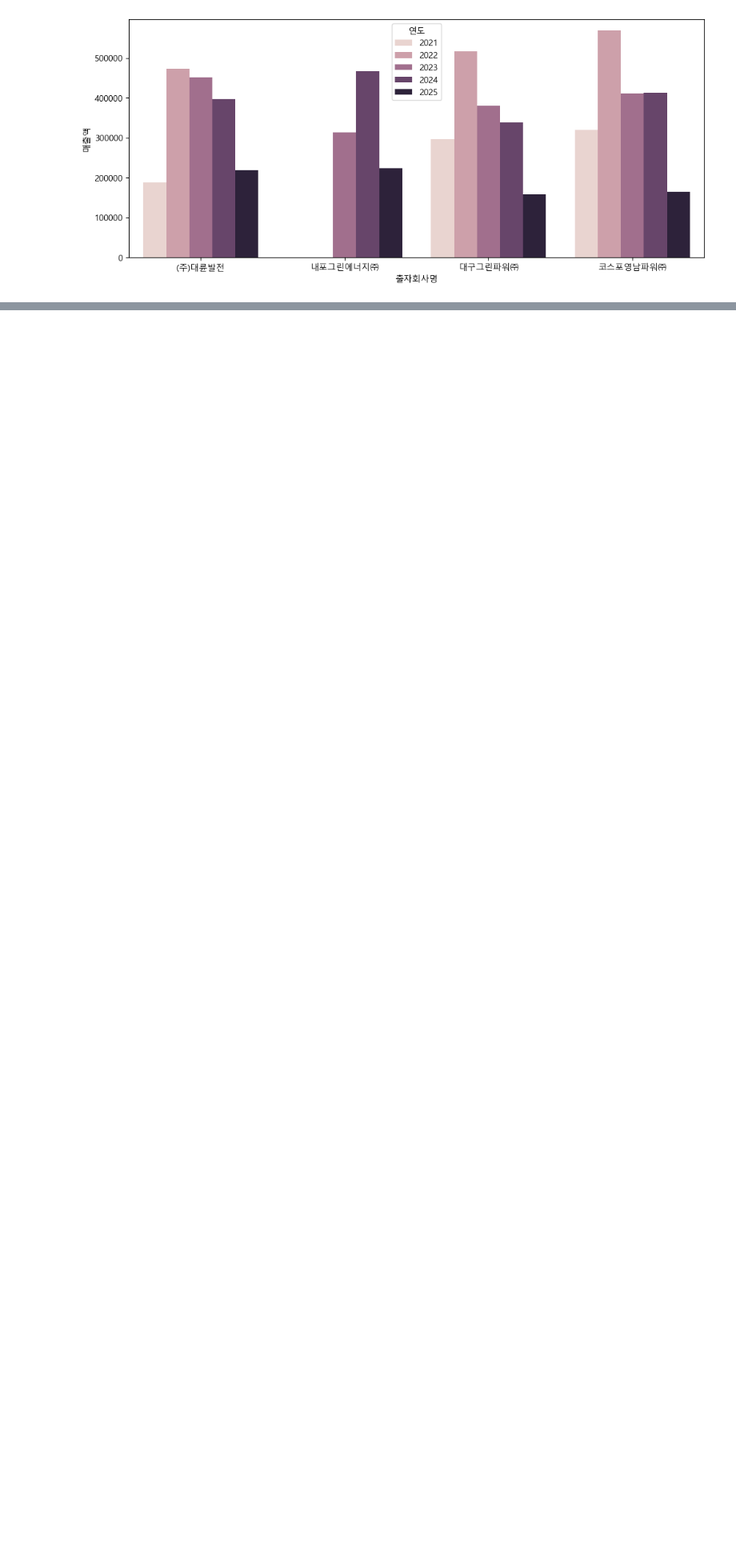
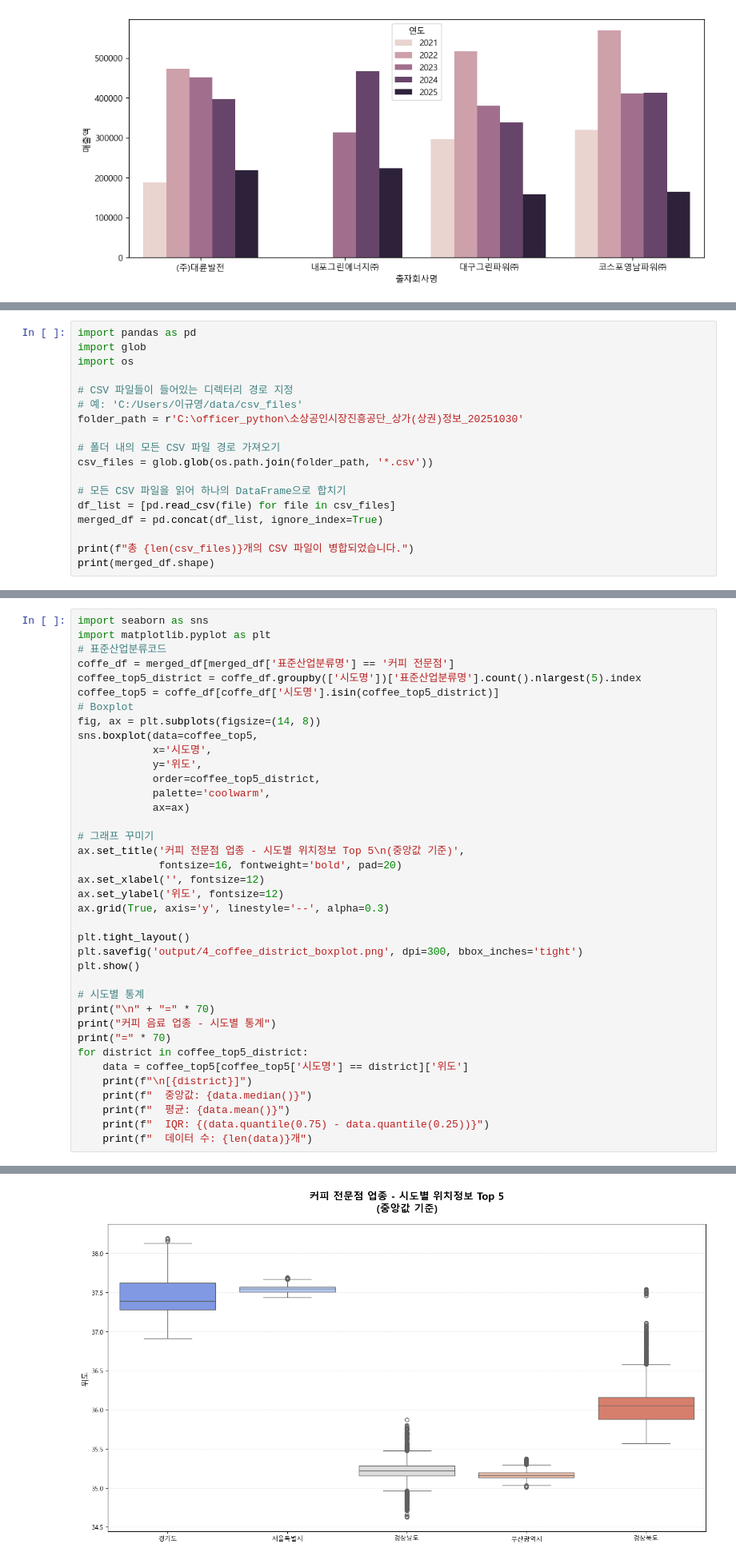
Before and after one commit to leekyuyoung2/encore_office_worker, a Jupyter notebook: 7일차_8일차_9일차_통합본/01.ipynb, the cells around one changed output, grey strips where cells are left out. Shown at 80% size. Cells and saved outputs as stored; diff of their text form; blank space fills up the shorter version.

```diff
--- a/7일차_8일차_9일차_통합본/01.ipynb
+++ b/7일차_8일차_9일차_통합본/01.ipynb
@@ -164,0 +178,18 @@ plt.show()
+# %%
+import pandas as pd
+import glob
+import os
+
+# CSV 파일들이 들어있는 디렉터리 경로 지정
+# 예: 'C:/Users/이규영/data/csv_files'
+folder_path = r'C:\officer_python\소상공인시장진흥공단_상가(상권)정보_20251030'
+
+# 폴더 내의 모든 CSV 파일 경로 가져오기
+csv_files = glob.glob(os.path.join(folder_path, '*.csv'))
+
+# 모든 CSV 파일을 읽어 하나의 DataFrame으로 합치기
+df_list = [pd.read_csv(file) for file in csv_files]
+merged_df = pd.concat(df_list, ignore_index=True)
+
+print(f"총 {len(csv_files)}개의 CSV 파일이 병합되었습니다.")
+print(merged_df.shape)
@@ -164,0 +209,39 @@ plt.show()
+# %%
+import seaborn as sns
+import matplotlib.pyplot as plt
+# 표준산업분류코드
+coffe_df = merged_df[merged_df['표준산업분류명'] == '커피 전문점']
+coffee_top5_district = coffe_df.groupby(['시도명'])['표준산업분류명'].count().nlargest(5).index
+coffee_top5 = coffe_df[coffe_df['시도명'].isin(coffee_top5_district)]
+# Boxplot
+fig, ax = plt.subplots(figsize=(14, 8))
+sns.boxplot(data=coffee_top5,
+            x='시도명',
+            y='위도',
+            order=coffee_top5_district,
+            palette='coolwarm',
+            ax=ax)
+
+# 그래프 꾸미기
+ax.set_title('커피 전문점 업종 - 시도별 위치정보 Top 5\n(중앙값 기준)',
+             fontsize=16, fontweight='bold', pad=20)
+ax.set_xlabel('', fontsize=12)
+ax.set_ylabel('위도', fontsize=12)
+ax.grid(True, axis='y', linestyle='--', alpha=0.3)
+
+plt.tight_layout()
+plt.savefig('output/4_coffee_district_boxplot.png', dpi=300, bbox_inches='tight')
+plt.show()
+
+# 시도별 통계
+print("\n" + "=" * 70)
+print("커피 음료 업종 - 시도별 통계")
+print("=" * 70)
+for district in coffee_top5_district:
+    data = coffee_top5[coffee_top5['시도명'] == district]['위도']
+    print(f"\n[{district}]")
+    print(f"  중앙값: {data.median()}")
+    print(f"  평균: {data.mean()}")
+    print(f"  IQR: {(data.quantile(0.75) - data.quantile(0.25))}")
+    print(f"  데이터 수: {len(data)}개")
+# %% [output]
@@ -164,0 +251 @@ plt.show()
+[figure, added]
```
Also changed, not shown: parts of 6 cells of this notebook.
